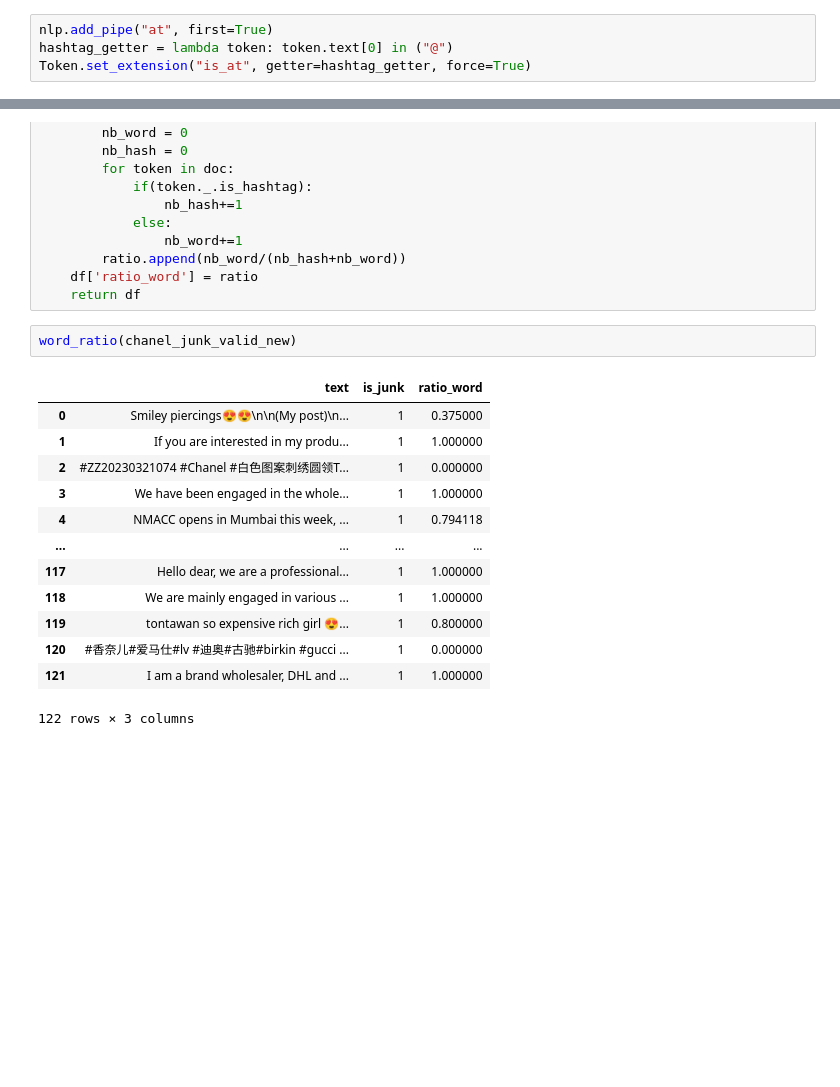
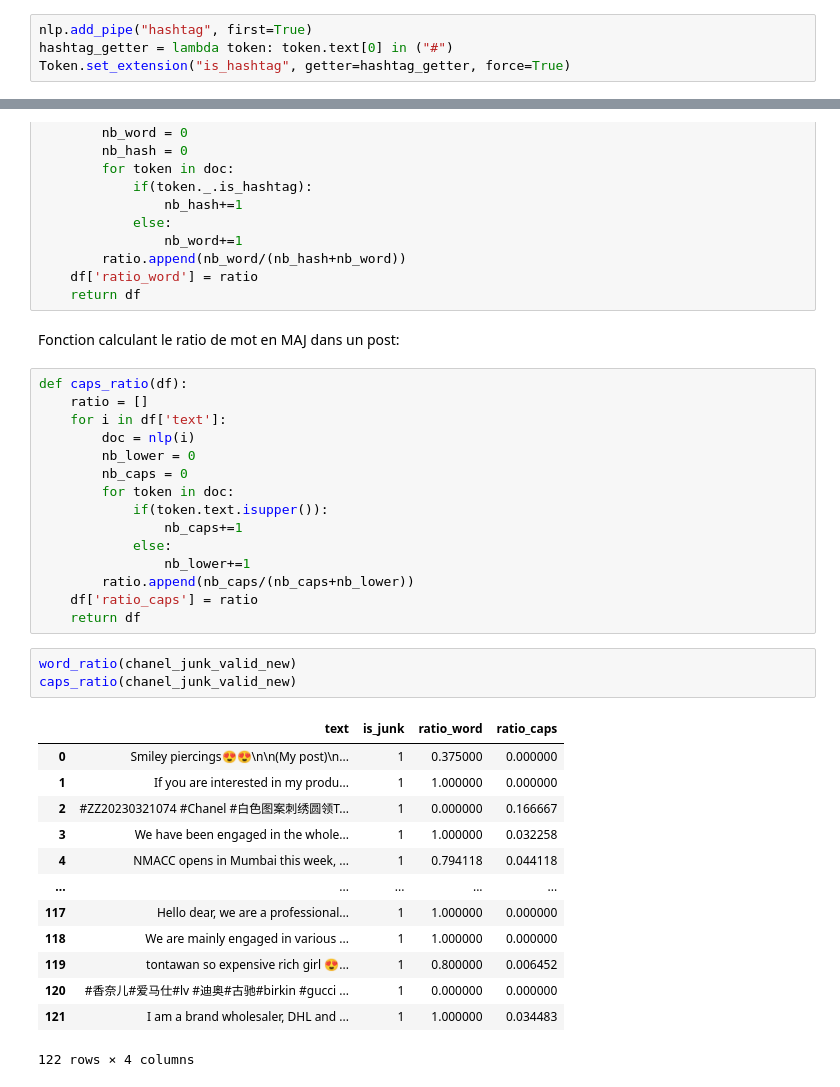
Before and after one commit to atekiouk/Sujet_2, a Jupyter notebook: Notebooks/Chanel_preproc.ipynb, the cells around one changed output, grey strips where cells are left out. Saved outputs shown, nothing was run; the diff lists cells and outputs as text; blank space fills up the shorter version.

```diff
--- a/Notebooks/Chanel_preproc.ipynb
+++ b/Notebooks/Chanel_preproc.ipynb
@@ -51,9 +51,9 @@ def hashtag_pipe(doc):
         merged_hashtag = False
     return doc
 # %%
-nlp.add_pipe("at", first=True)
-hashtag_getter = lambda token: token.text[0] in ("@")
-Token.set_extension("is_at", getter=hashtag_getter, force=True)
+nlp.add_pipe("hashtag", first=True)
+hashtag_getter = lambda token: token.text[0] in ("#")
+Token.set_extension("is_hashtag", getter=hashtag_getter, force=True)
 # %%
 def top_hashtags(text, N, top):
     hashtag = []
@@ -211,21 +213,39 @@ def word_ratio(df):
         ratio.append(nb_word/(nb_hash+nb_word))
     df['ratio_word'] = ratio
     return df
+# %% [markdown]
+Fonction calculant le ratio de mot en MAJ dans un post:
+# %%
+def caps_ratio(df):
+    ratio = []
+    for i in df['text']:
+        doc = nlp(i)
+        nb_lower = 0
+        nb_caps = 0
+        for token in doc:
+            if(token.text.isupper()):
+                nb_caps+=1
+            else:
+                nb_lower+=1
+        ratio.append(nb_caps/(nb_caps+nb_lower))
+    df['ratio_caps'] = ratio
+    return df
 # %%
 word_ratio(chanel_junk_valid_new)
+caps_ratio(chanel_junk_valid_new)
 # %% [output]
-|  | text | is_junk | ratio_word |
-| 0 | Smiley piercings😍😍\n\n(My post)\n... | 1 | 0.375000 |
-| 1 | If you are interested in my produ... | 1 | 1.000000 |
-| 2 | #ZZ20230321074 #Chanel #白色图案刺绣圆领T... | 1 | 0.000000 |
-| 3 | We have been engaged in the whole... | 1 | 1.000000 |
-| 4 | NMACC opens in Mumbai this week, ... | 1 | 0.794118 |
-| ... | ... | ... | ... |
-| 117 | Hello dear, we are a professional... | 1 | 1.000000 |
-| 118 | We are mainly engaged in various ... | 1 | 1.000000 |
-| 119 | tontawan so expensive rich girl 😍... | 1 | 0.800000 |
-| 120 | #香奈儿#爱马仕#lv #迪奥#古驰#birkin #gucci ... | 1 | 0.000000 |
-| 121 | I am a brand wholesaler, DHL and ... | 1 | 1.000000 |
+|  | text | is_junk | ratio_word | ratio_caps |
+| 0 | Smiley piercings😍😍\n\n(My post)\n... | 1 | 0.375000 | 0.000000 |
+| 1 | If you are interested in my produ... | 1 | 1.000000 | 0.000000 |
+| 2 | #ZZ20230321074 #Chanel #白色图案刺绣圆领T... | 1 | 0.000000 | 0.166667 |
+| 3 | We have been engaged in the whole... | 1 | 1.000000 | 0.032258 |
+| 4 | NMACC opens in Mumbai this week, ... | 1 | 0.794118 | 0.044118 |
+| ... | ... | ... | ... | ... |
+| 117 | Hello dear, we are a professional... | 1 | 1.000000 | 0.000000 |
+| 118 | We are mainly engaged in various ... | 1 | 1.000000 | 0.000000 |
+| 119 | tontawan so expensive rich girl 😍... | 1 | 0.800000 | 0.006452 |
+| 120 | #香奈儿#爱马仕#lv #迪奥#古驰#birkin #gucci ... | 1 | 0.000000 | 0.000000 |
+| 121 | I am a brand wholesaler, DHL and ... | 1 | 1.000000 | 0.034483 |
-122 rows × 3 columns
+122 rows × 4 columns
 # %%
 import seaborn as sns
```
Also changed, not shown: parts of 19 cells of this notebook, 2 other files.
